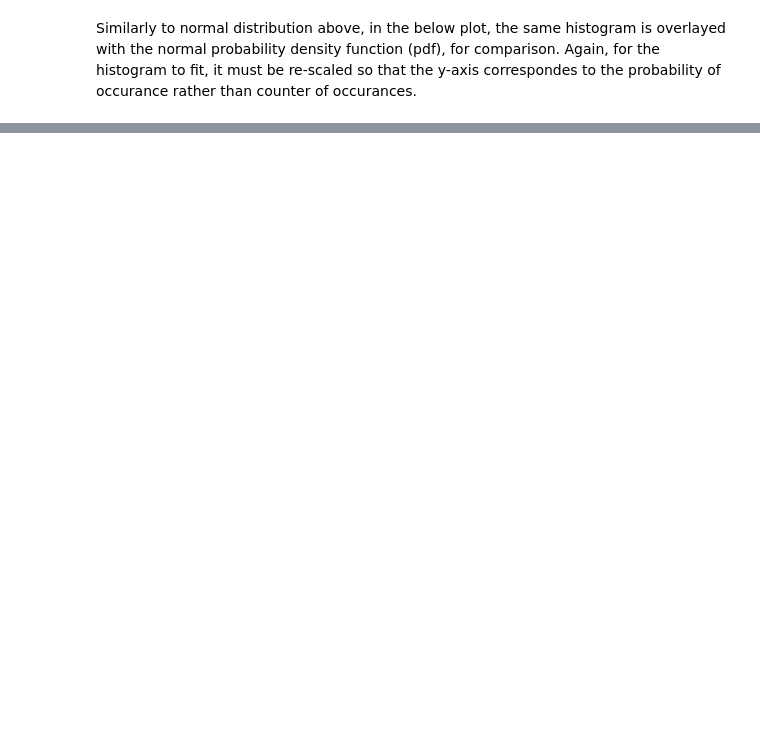
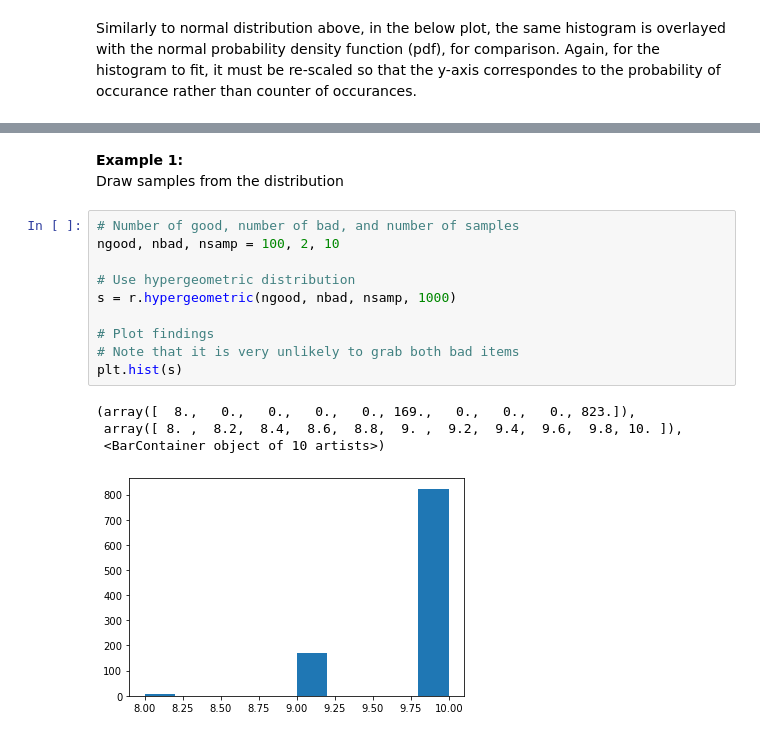
Before and after one commit to Lynch08/numpy-random-investigation, a Jupyter notebook: numpy-random.ipynb, the cells around one changed output, grey strips where cells are left out. Drawn from its saved outputs; the diff is of its cells as text; blank space fills up the shorter version.

Commit message:
Adding work on hypergeometric distributions and seed function

```diff
--- a/numpy-random.ipynb
+++ b/numpy-random.ipynb
@@ -804,0 +776,18 @@ To compute the probability mass function (aka a single instance) of a hypergeome
+# %% [markdown]
+**Example 1:**
+Draw samples from the distribution
+# %%
+# Number of good, number of bad, and number of samples
+ngood, nbad, nsamp = 100, 2, 10
+
+# Use hypergeometric distribution
+s = r.hypergeometric(ngood, nbad, nsamp, 1000)
+
+# Plot findings
+# Note that it is very unlikely to grab both bad items
+plt.hist(s)
+# %% [output]
+(array([  8.,   0.,   0.,   0.,   0., 169.,   0.,   0.,   0., 823.]),
+ array([ 8. ,  8.2,  8.4,  8.6,  8.8,  9. ,  9.2,  9.4,  9.6,  9.8, 10. ]),
+ <BarContainer object of 10 artists>)
+[figure, added]
```
Also changed, not shown: parts of 55 cells of this notebook.
